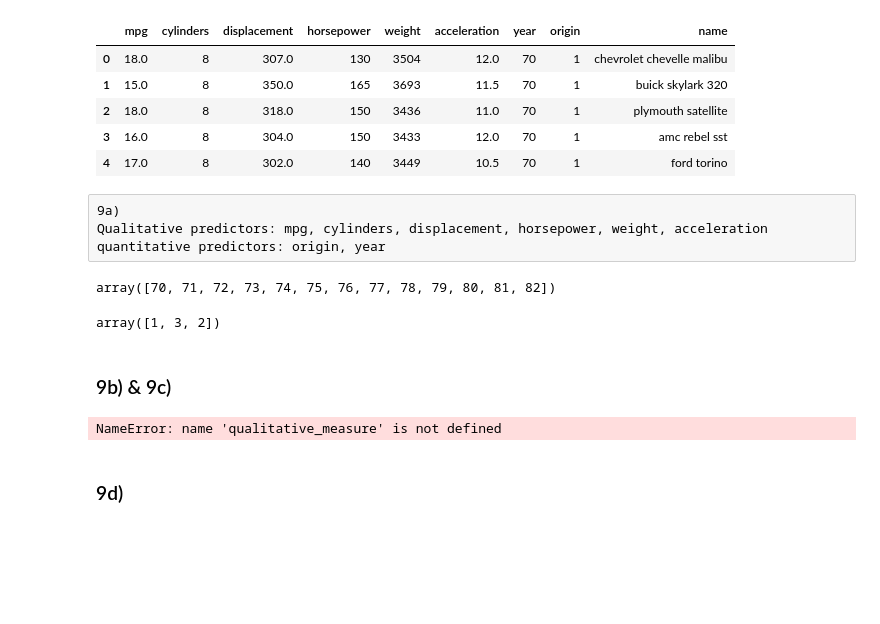
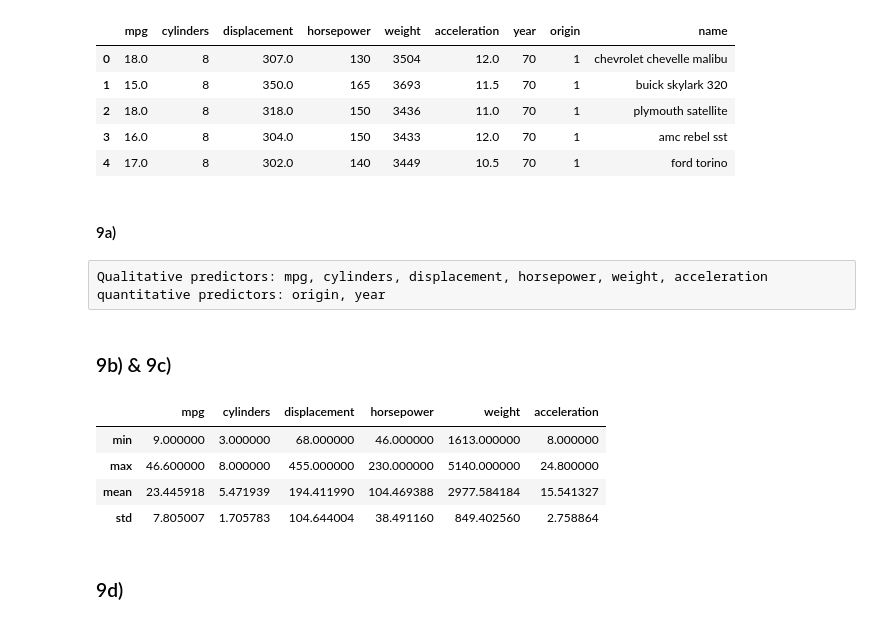
Before and after one commit to caoa0816/ISLP_labs, a Jupyter notebook: ch02/Ch02-exercise.ipynb, the cells around one changed output. Cells and saved outputs as stored; diff of their text form; code cells hidden in the pictures; blank space fills up the shorter version.

```diff
--- a/ch02/Ch02-exercise.ipynb
+++ b/ch02/Ch02-exercise.ipynb
@@ -131,28 +124,25 @@ auto.head()
 | 2 | 18.0 | 8 | 318.0 | 150 | 3436 | 11.0 | 70 | 1 | plymouth satellite |
 | 3 | 16.0 | 8 | 304.0 | 150 | 3433 | 12.0 | 70 | 1 | amc rebel sst |
 | 4 | 17.0 | 8 | 302.0 | 140 | 3449 | 10.5 | 70 | 1 | ford torino |
+# %% [markdown]
+#### 9a)
 # %% [raw]
-9a)
 Qualitative predictors: mpg, cylinders, displacement, horsepower, weight, acceleration
 quantitative predictors: origin, year
-# %%
-auto["year"].unique()
-# %% [output]
-array([70, 71, 72, 73, 74, 75, 76, 77, 78, 79, 80, 81, 82])
-# %%
-auto["origin"].unique()
-# %% [output]
-array([1, 3, 2])
 # %% [markdown]
 ### 9b) & 9c)
 # %%
 numerical_measure = auto[['mpg', 'cylinders', 'displacement', 'horsepower', 'weight', 'acceleration']]
 # %%
-numerical_measure_stats = qualitative_measure.describe()
+numerical_measure_stats = numerical_measure.describe()
-# %% [output]
-NameError: name 'qualitative_measure' is not defined
 # %%
-qualitative_measure_stats.loc[['min','max','mean','std']]
+numerical_measure_stats.loc[['min','max','mean','std']]
+# %% [output]
+|  | mpg | cylinders | displacement | horsepower | weight | acceleration |
+| min | 9.000000 | 3.000000 | 68.000000 | 46.000000 | 1613.000000 | 8.000000 |
+| max | 46.600000 | 8.000000 | 455.000000 | 230.000000 | 5140.000000 | 24.800000 |
+| mean | 23.445918 | 5.471939 | 194.411990 | 104.469388 | 2977.584184 | 15.541327 |
+| std | 7.805007 | 1.705783 | 104.644004 | 38.491160 | 849.402560 | 2.758864 |
 # %% [markdown]
 ### 9d)
 # %%
```
Also changed, not shown: parts of 9 cells of this notebook.
